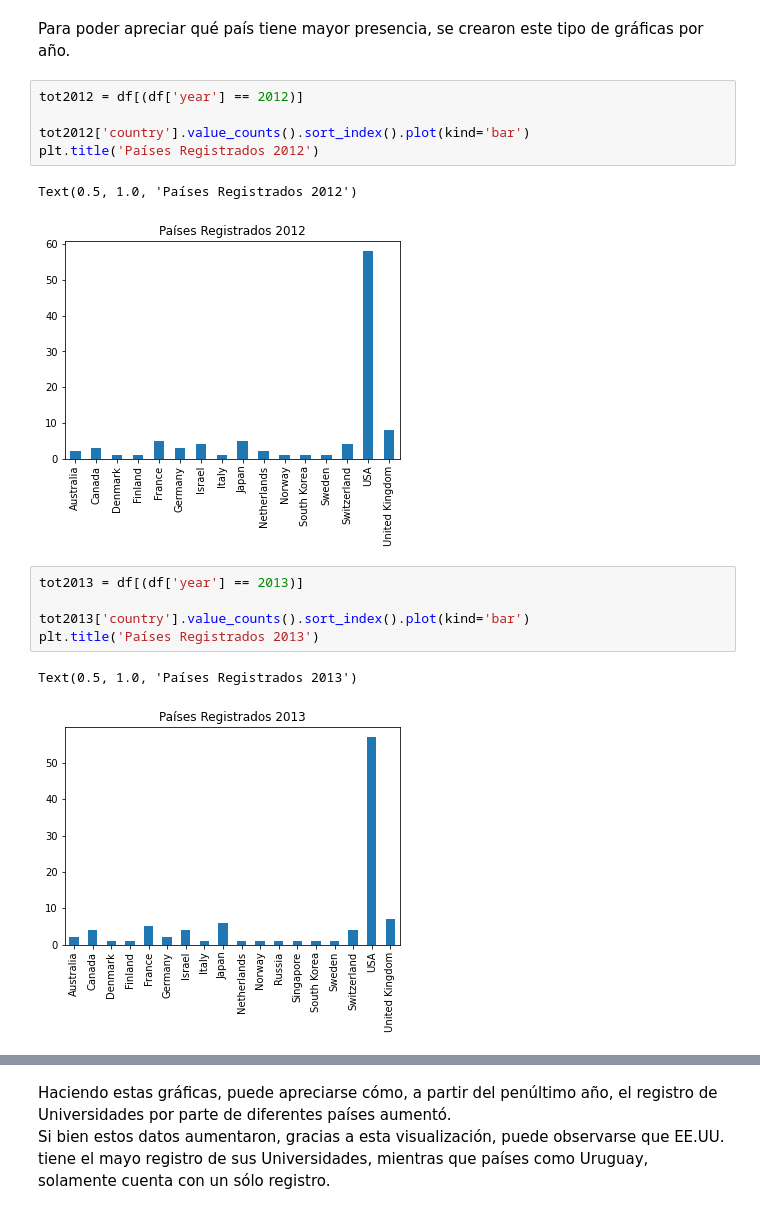
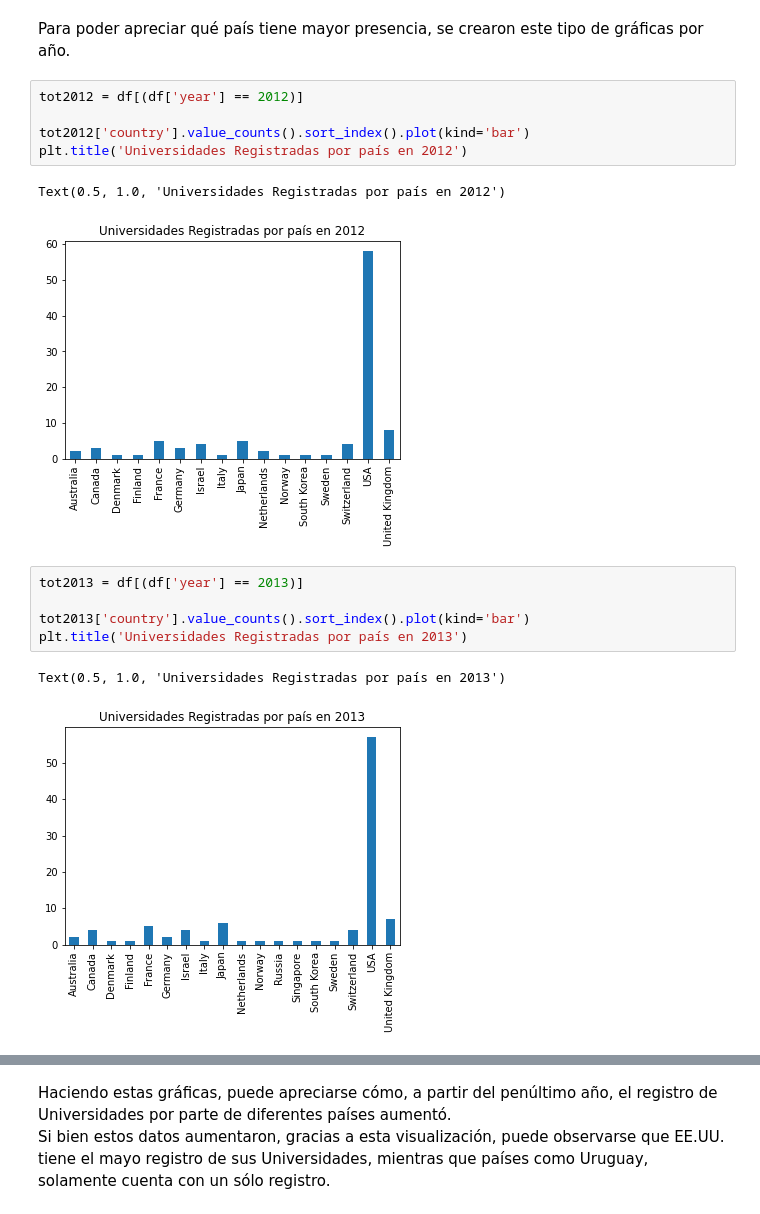
Before and after one commit to Zsaos/Laboratorio_A01706695, a Jupyter notebook: Análisis Visual.ipynb, the cells around one changed output, grey strips where cells are left out. Drawn from its saved outputs; the diff is of its cells as text.

```diff
--- a/Análisis Visual.ipynb
+++ b/Análisis Visual.ipynb
@@ -148,19 +148,19 @@ Para poder apreciar qué país tiene mayor presencia, se crearon este tipo de gr
 # %%
 tot2012 = df[(df['year'] == 2012)]
 
 tot2012['country'].value_counts().sort_index().plot(kind='bar')
-plt.title('Países Registrados 2012')
+plt.title('Universidades Registradas por país en 2012')
 # %% [output]
-Text(0.5, 1.0, 'Países Registrados 2012')
+Text(0.5, 1.0, 'Universidades Registradas por país en 2012')
-[figure, old version]
+[figure, new version]
 # %%
 tot2013 = df[(df['year'] == 2013)]
 
 tot2013['country'].value_counts().sort_index().plot(kind='bar')
-plt.title('Países Registrados 2013')
+plt.title('Universidades Registradas por país en 2013')
 # %% [output]
-Text(0.5, 1.0, 'Países Registrados 2013')
+Text(0.5, 1.0, 'Universidades Registradas por país en 2013')
-[figure, old version]
+[figure, new version]
 # %%
 tot2014 = df[(df['year'] == 2014)]
 
```
Also changed, not shown: parts of 2 cells of this notebook.
